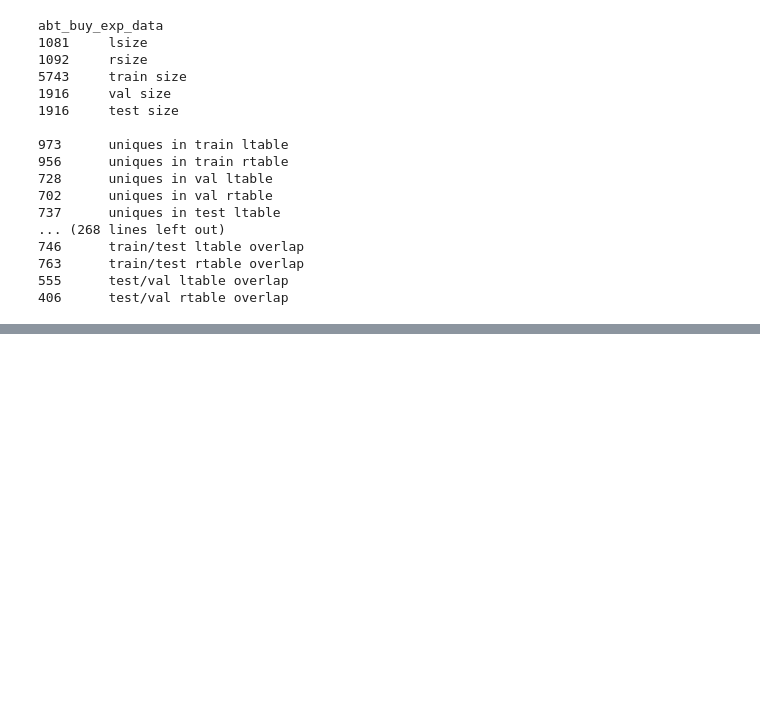
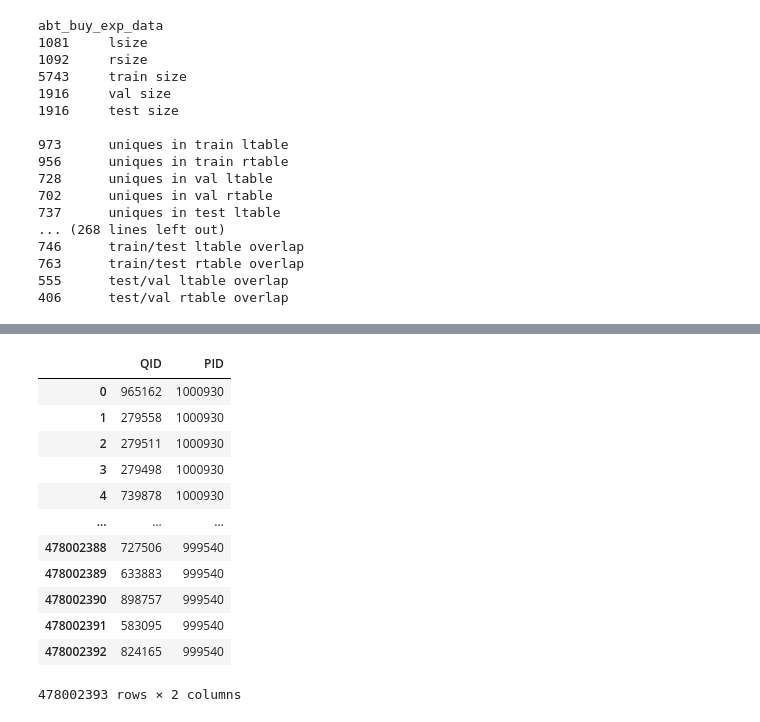
Before and after one commit to sahaana/ember-internal, a Jupyter notebook: notebooks/preprocessing/Reindex, Merge, and Generate BM25.ipynb, the cells around one changed output, grey strips where cells are left out. Saved outputs shown, nothing was run; the diff lists cells and outputs as text; code cells hidden in the pictures; blank space fills up the shorter version.

```diff
--- a/notebooks/preprocessing/Reindex, Merge, and Generate BM25.ipynb
+++ b/notebooks/preprocessing/Reindex, Merge, and Generate BM25.ipynb
@@ -152,0 +199,18 @@ abt_buy_exp_data
+# %%
+file = "top1000.train.txt"
+top1000 = pd.read_csv(f"{path}/{file}",sep='\t', header=None, usecols=[0,1], names=['QID', 'PID'])
+top1000
+# %% [output]
+|  | QID | PID |
+| 0 | 965162 | 1000930 |
+| 1 | 279558 | 1000930 |
+| 2 | 279511 | 1000930 |
+| 3 | 279498 | 1000930 |
+| 4 | 739878 | 1000930 |
+| ... | ... | ... |
+| 478002388 | 727506 | 999540 |
+| 478002389 | 633883 | 999540 |
+| 478002390 | 898757 | 999540 |
+| 478002391 | 583095 | 999540 |
+| 478002392 | 824165 | 999540 |
+478002393 rows × 2 columns
```
Also changed, not shown: parts of 26 cells of this notebook, 12 other files.
